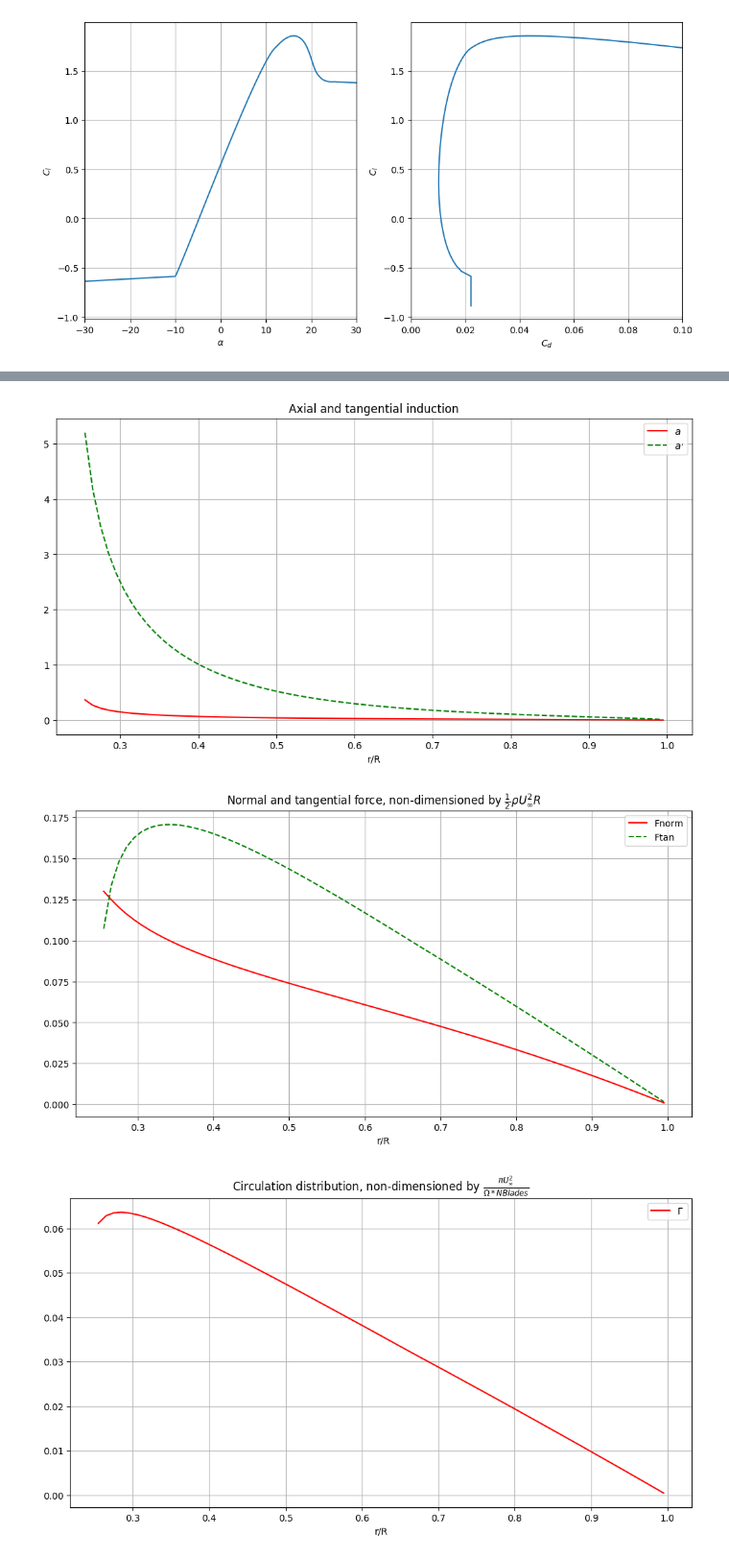
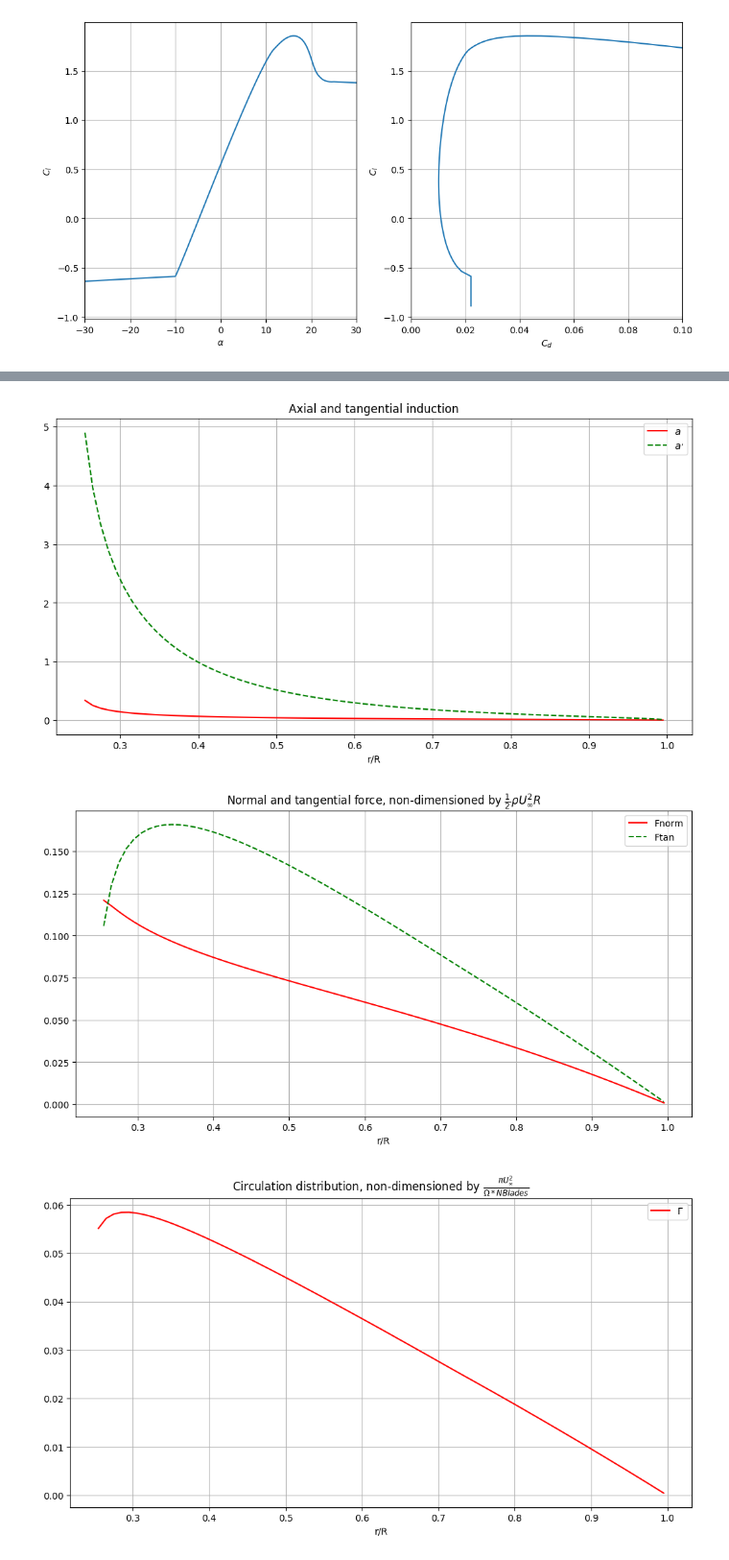
Before and after one commit to msahirs/AE4135-Rotor_Wake, a Jupyter notebook: BEMmodel_modded.ipynb, the cells around one changed output, grey strips where cells are left out. Shown at 96% size. Drawn from its saved outputs; the diff is of its cells as text; code cells hidden in the pictures.

```diff
--- a/BEMmodel_modded.ipynb
+++ b/BEMmodel_modded.ipynb
@@ -147,18 +147,18 @@ def loadBladeElement(vnorm, vtan, r_R, chord, twist, polar_alpha, polar_cl, pola
     gamma = 0.5*np.sqrt(vmag2)*cl*chord * rho
     return fnorm , ftan, gamma, inflowangle*180/np.pi,alpha
 
-def solveStreamtube(Uinf, r1_R, r2_R, rootradius_R, tipradius_R , Omega, Radius, NBlades, chord, twist, polar_alpha, polar_cl, polar_cd, rho = 1):
+def solveStreamtube(Uinf, r1_R, r2_R, rootradius_R, tipradius_R , Omega, R, NBlades, chord, twist, polar_alpha, polar_cl, polar_cd, rho = 1):
     """
     solve balance of momentum between blade element load and loading in the streamtube
     input variables:
     Uinf - wind speed at infinity
-    r1_R,r2_R - edges of blade element, in fraction of Radius ;
-    rootradius_R, tipradius_R - location of blade root and tip, in fraction of Radius ;
-    Radius is the rotor radius
+    r1_R,r2_R - edges of blade element, in fraction of R ;
+    rootradius_R, tipradius_R - location of blade root and tip, in fraction of R ;
+    R is the rotor radius
     Omega -rotational velocity
     NBlades - number of blades in rotor
     """
-    Area = np.pi*((r2_R*Radius)**2-(r1_R*Radius)**2) #  area streamtube
+    Area = np.pi*((r2_R*R)**2-(r1_R*R)**2) #  area streamtube
     r_R = (r1_R+r2_R)/2 # centroid
 
     # initiatlize variables
@@ -173,11 +173,11 @@ def solveStreamtube(Uinf, r1_R, r2_R, rootradius_R, tipradius_R , Omega, Radius,
         # // this is the block "Calculate velocity and loads at blade element"
         # ///////////////////////////////////////////////////////////////////////
         Urotor = Uinf*(1-a) # axial velocity at rotor
-        Utan = (1+aline)*Omega*r_R*Radius # tangential velocity at rotor
+        Utan = (1+aline)*Omega*r_R*R # tangential velocity at rotor
         # calculate loads in blade segment in 2D (N/m)
         fnorm, ftan, gamma, inflowangle,alpha = loadBladeElement(Urotor, Utan, r_R,chord, twist, polar_alpha, polar_cl, polar_cd, rho)
-        load3Daxial =fnorm*Radius*(r2_R-r1_R)*NBlades # 3D force in axial direction
-        # load3Dtan =loads[1]*Radius*(r2_R-r1_R)*NBlades # 3D force in azimuthal/tangential direction (not used here)
+        load3Daxial =fnorm*R*(r2_R-r1_R)*NBlades # 3D force in axial direction
+        # load3Dtan =loads[1]*R*(r2_R-r1_R)*NBlades # 3D force in azimuthal/tangential direction (not used here)
 
         # ///////////////////////////////////////////////////////////////////////
         # //the block "Calculate velocity and loads at blade element" is done
@@ -193,14 +193,14 @@ def solveStreamtube(Uinf, r1_R, r2_R, rootradius_R, tipradius_R , Omega, Radius,
         anew =  ainduction(CT)
 
         # correct new axial induction with Prandtl's correction
-        Prandtl, Prandtltip, Prandtlroot = PrandtlTipRootCorrection(r_R, rootradius_R, tipradius_R, Omega*Radius/Uinf, NBlades, anew);
+        Prandtl, Prandtltip, Prandtlroot = PrandtlTipRootCorrection(r_R, rootradius_R, tipradius_R, Omega*R/Uinf, NBlades, anew);
         if (Prandtl < 0.0001):
             Prandtl = 0.0001 # avoid divide by zero
         anew = anew/Prandtl # correct estimate of axial induction
         a = 0.75*a+0.25*anew # for improving convergence, weigh current and previous iteration of axial induction
 
         # calculate aximuthal induction
-        aline = ftan*NBlades/(2*np.pi*Uinf*(1-a)*Omega*2*(r_R*Radius)**2)
+        aline = ftan*NBlades/(2*np.pi*Uinf*(1-a)*Omega*2*(r_R*R)**2)
         aline = aline/Prandtl # correct estimate of azimuthal induction with Prandtl's correction
         # ///////////////////////////////////////////////////////////////////////////
         # // end of the block "Calculate new estimate of axial and azimuthal induction"
@@ -221,22 +221,21 @@ r_R = np.arange(0.25, 1+delta_r_R/2, delta_r_R)
 
 # blade shape
 coll_pitch = 46
-twist = -(-50*r_R + 35) # degrees
+twist = (-50*r_R + 35) # degrees
 chord_distribution = 0.18 - 0.06 *3*r_R # meters
 twist_distribution = twist + coll_pitch # degrees , might wanna double check on this though!
 # twist_distribution[r_R > 0.70001] *= 0
-
+# print(twist_distribution)
 
 # define flow conditions
+
+J = 1.6
 Uinf = 60 # unperturbed wind speed in m/s
-# TSR = 8 # tip speed ratio
-J = 1.6
-TSR = 1/(J*2) # tip speed ratio
-
+TSR = 1/2 * J # tip speed ratio
 Radius = 0.7
-
 Omega = Uinf*TSR/Radius
-# Omega = Uinf/(Radius*2*J)
+Omega = 1200/60 * (2*np.pi)
+Uinf = (Omega/TSR) * Radius
 NBlades = 6
 
 TipLocation_R =  1
@@ -252,7 +251,7 @@ for i in range(len(r_R)-1):
     chord = np.interp((r_R[i]+r_R[i+1])/2, r_R, chord_distribution)
     twist = np.interp((r_R[i]+r_R[i+1])/2, r_R, twist_distribution)
 
-    results[i,:] = solveStreamtube(Uinf, r_R[i], r_R[i+1], RootLocation_R, TipLocation_R , Omega, Radius, NBlades, chord, twist, polar_alpha, polar_cl, polar_cd )
+    results[i,:] = solveStreamtube(Uinf, r_R[i], r_R[i+1], RootLocation_R, TipLocation_R , Omega, R, NBlades, chord, twist, polar_alpha, polar_cl, polar_cd )
 # %%
 # plot results
 
@@ -278,28 +277,28 @@ plt.xlabel('r/R')
 plt.legend()
 plt.show()
 # %% [output]
-[figure, old version]
+[figure, new version]
 # %%
 fig1 = plt.figure(figsize=(12, 6))
 plt.title(r'Normal and tangential force, non-dimensioned by $\frac{1}{2} \rho U_\infty^2 R$')
-plt.plot(results[:,2], results[:,3]/(0.5*rho *Uinf**2*Radius), 'r-', label=r'Fnorm')
-plt.plot(results[:,2], results[:,4]/(0.5*rho *Uinf**2*Radius), 'g--', label=r'Ftan')
+plt.plot(results[:,2], results[:,3]/(0.5*rho *Uinf**2*R), 'r-', label=r'Fnorm')
+plt.plot(results[:,2], results[:,4]/(0.5*rho *Uinf**2*R), 'g--', label=r'Ftan')
 plt.grid()
 plt.xlabel('r/R')
 plt.legend()
 plt.show()
 # %% [output]
-[figure, old version]
+[figure, new version]
 # %%
 fig1 = plt.figure(figsize=(12, 6))
 plt.title(r'Circulation distribution, non-dimensioned by $\frac{\pi U_\infty^2}{\Omega * NBlades } $')
-plt.plot(results[:,2], results[:,5]/(np.pi*rho *Uinf**2/(NBlades*Omega)), 'r-', label=r'$\Gamma$')
+plt.plot(results[:,2], results[:,5]/(np.pi *Uinf**2/(NBlades*Omega)), 'r-', label=r'$\Gamma$')
 plt.grid()
 plt.xlabel('r/R')
 plt.legend()
 plt.show()
 # %% [output]
-[figure, old version]
+[figure, new version]
 # %%
 fig1 = plt.figure(figsize=(12, 6))
 plt.title(r'angle of attack and inflow angle distribution')
```
Also changed, not shown: parts of 4 cells of this notebook, 1 other file.
